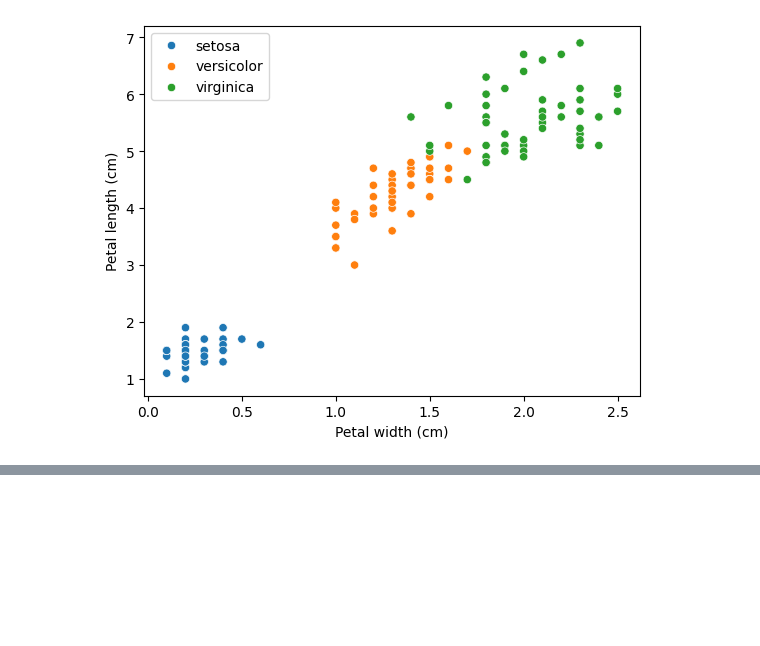
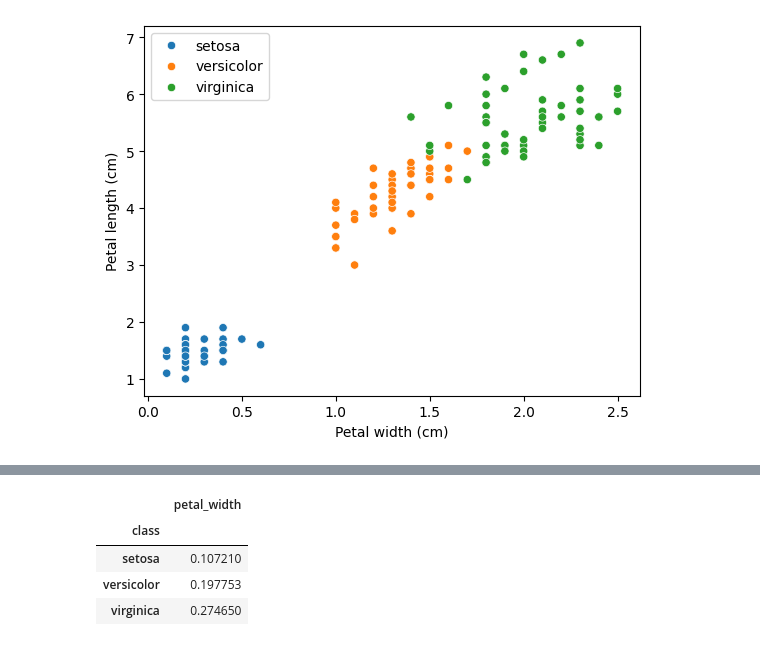
Before and after one commit to Crudeerz/Statistik-Rasmus-Berghall, a Jupyter notebook: Assignment/Code/analysis.ipynb, the cells around one changed output, grey strips where cells are left out. Drawn from its saved outputs; the diff is of its cells as text; code cells hidden in the pictures; blank space fills up the shorter version.

```diff
--- a/Assignment/Code/analysis.ipynb
+++ b/Assignment/Code/analysis.ipynb
@@ -172,3 +184,12 @@ Violin plots for petal measures
+# %%
+# Standard deviation for the petal width thats discussed above
+iris.groupby(["class"]).std().iloc[:,-1:]
+# %% [output]
+|  | petal_width |
+| class |  |
+| setosa | 0.107210 |
+| versicolor | 0.197753 |
+| virginica | 0.274650 |
 # %%
 # Adding the width to plot
 p_box = sns.violinplot(data=iris,
```
Also changed, not shown: parts of 8 cells of this notebook, 2 other files.
